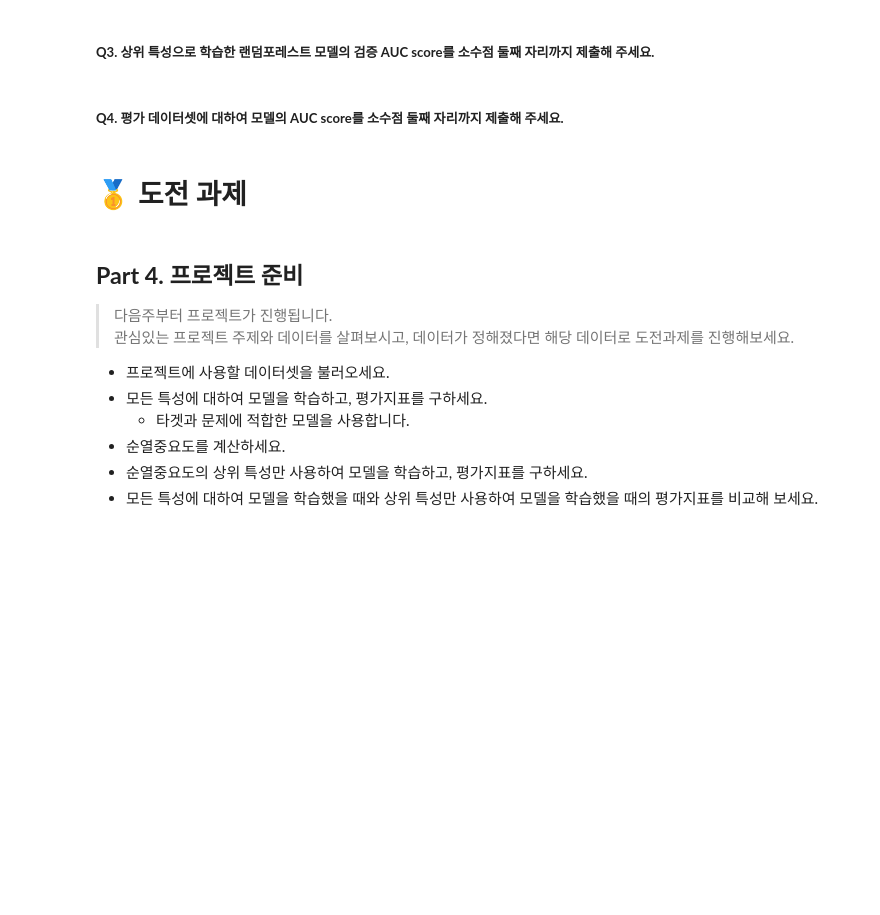
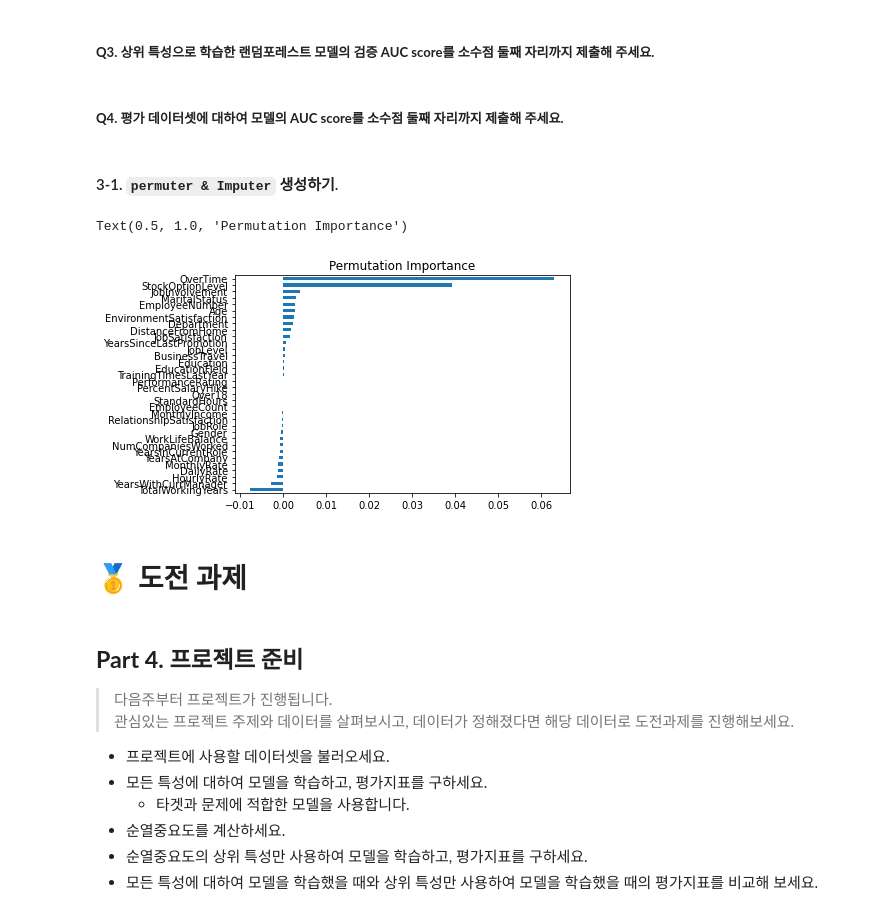
Before and after one commit to 00150/Practice-anything...., a Jupyter notebook: 182_1_확장_연습_.ipynb, the cells around one changed output. Saved outputs shown, nothing was run; the diff lists cells and outputs as text; code cells hidden in the pictures; blank space fills up the shorter version.

```diff
--- a/182_1_확장_연습_.ipynb
+++ b/182_1_확장_연습_.ipynb
@@ -396,0 +395,50 @@ score
+# %% [markdown]
+#### 3-1. `permuter & Imputer` 생성하기.
+# %%
+# 먼저, 조건에 충족하는 파이프라인 함수를 생성합니다.
+
+def get_pipeline():
+  return make_pipeline(
+      OrdinalEncoder(),
+      RandomForestClassifier(
+          max_depth = 3,
+          n_jobs = -1,
+          random_state = 42,
+          class_weight = 'balanced'
+      )
+  )
+
+# 이후 permuter를 정의합니다, 이때 모델은 RandomforestClassifier을 적용합니다.
+permuter = PermutationImportance(
+    pipe.named_steps['randomforestclassifier'],
+    scoring = 'roc_auc',
+    n_iter = 5,
+    random_state = 42)
+
+# 평가 데이터셋에 대하여 특성에 Ordinal Encoding을 적용하고, permuter 로 score를 계산합니다.
+# 파이프라인의 'Ordinal_Encoding'에 접근합니다.
+
+X_test_preprocessed = pipe[0].transform(X_test)
+permuter.fit(X_test_preprocessed, y_test)
+# %%
+# 이후, eli5 라이브러리를 이용하여 Permutation Importance를 계산합니다.
+# index 형태는 tolist() 를 사용하여 형태를 list 타입으로 변경할 수 있습니다.
+feature_names = X_test.columns.tolist()
+feature_names
+
+# 이후 시리즈를 생성하며, 값을 정렬합니다.
+pi= pd.Series(permuter.feature_importances_, feature_names).sort_values()
+
+# 각 피처의 중요도 값을 시각화합니다.
+pi.plot.barh()
+
+# 눈금 간격을 조정해야할 것 같습니다.
+
+
+
+
+# 제목을 생성합니다.
+plt.title('Permutation Importance')
+# %% [output]
+Text(0.5, 1.0, 'Permutation Importance')
+[figure, added]
```
Also changed, not shown: parts of 2 cells of this notebook.
